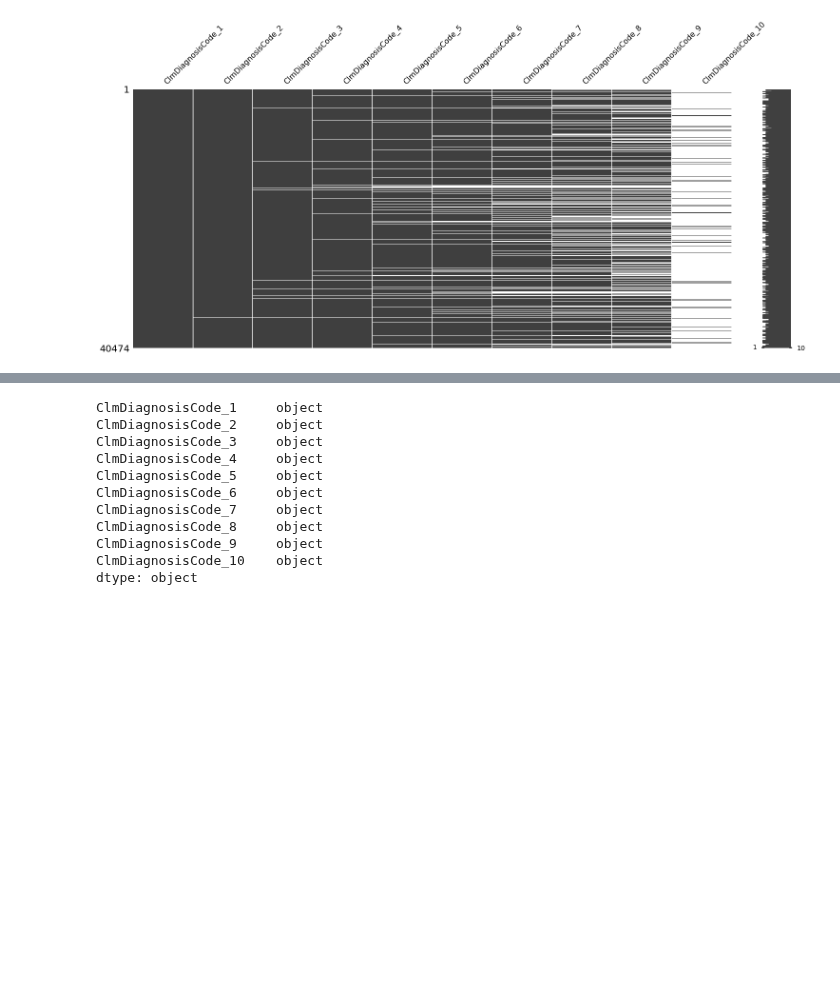
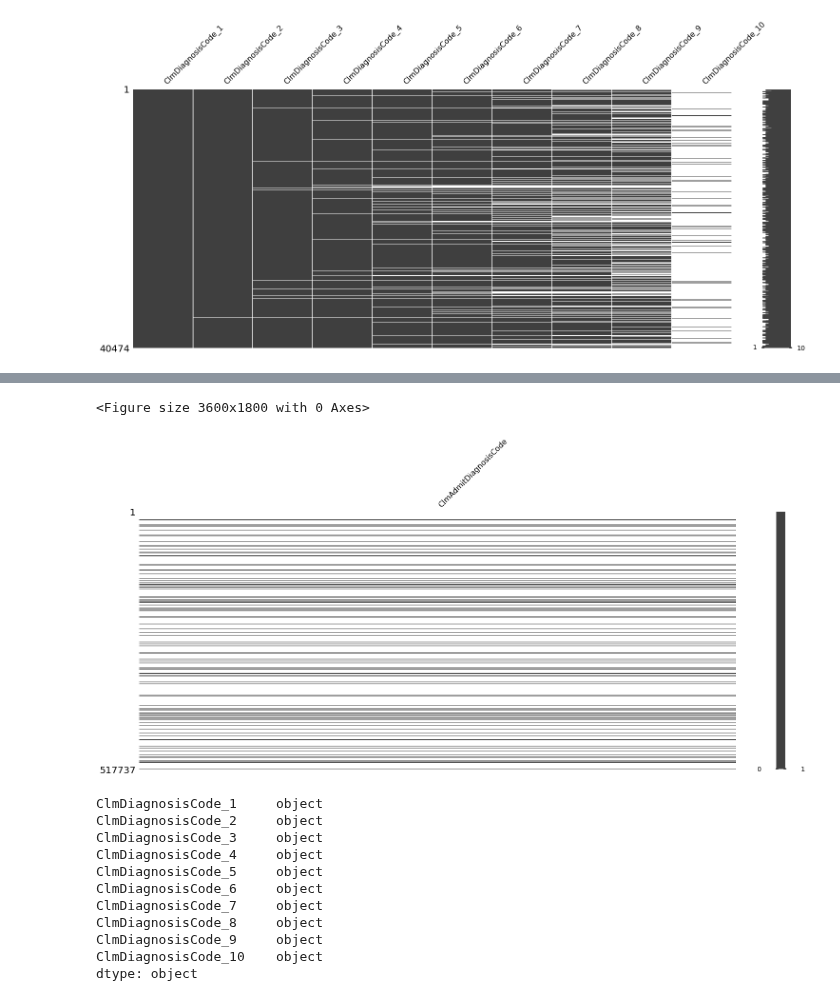
Before and after one commit to ashen007/MedicalCostPrediction-insurance_fraudDetection, a Jupyter notebook: notebooks/data quality/missing values.ipynb, the cells around one changed output, grey strips where cells are left out. Drawn from its saved outputs; the diff is of its cells as text; code cells hidden in the pictures; blank space fills up the shorter version.

```diff
--- a/notebooks/data quality/missing values.ipynb
+++ b/notebooks/data quality/missing values.ipynb
@@ -47,3 +62,8 @@ checker_in.render_missing_matrix(['ClmDiagnosisCode_1',
+# %%
+checker_out.render_missing_matrix(['ClmAdmitDiagnosisCode'])
+# %% [output]
+<Figure size 3600x1800 with 0 Axes>
+[figure, added]
 # %%
 inpatient_data[['ClmDiagnosisCode_1',
                 'ClmDiagnosisCode_2',
```
Also changed, not shown: parts of 8 cells of this notebook.
